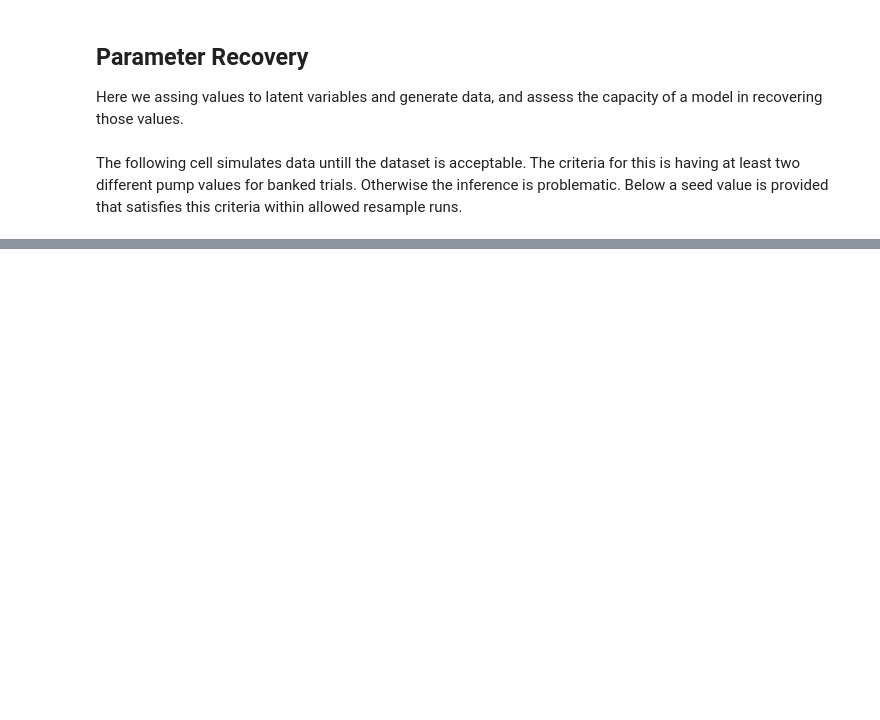
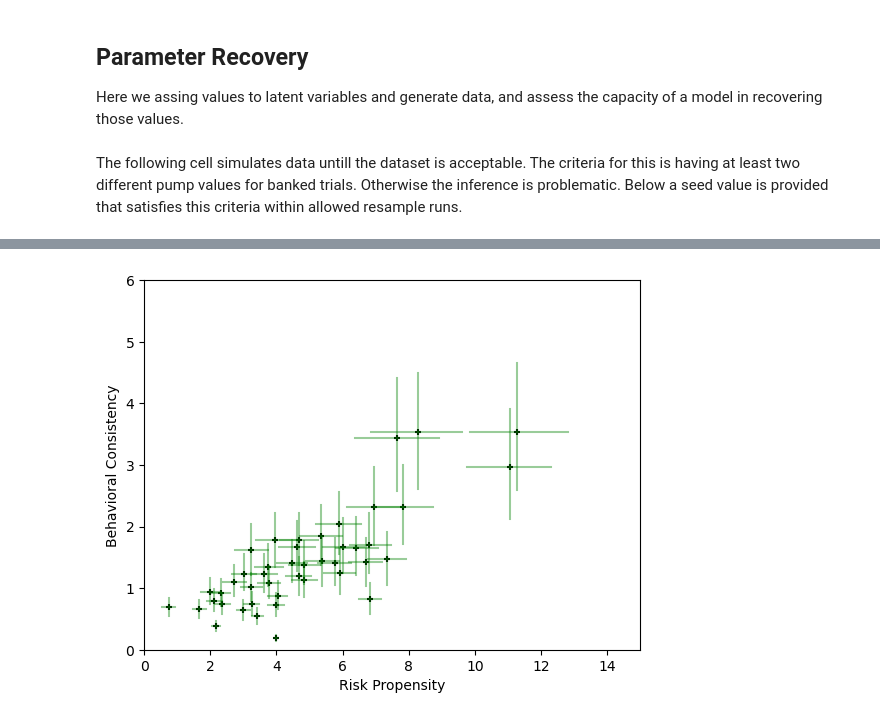
Before and after one commit to alazaydin/bart-censored, a Jupyter notebook: censoring.ipynb, the cells around one changed output, grey strips where cells are left out. Cells and saved outputs as stored; diff of their text form; code cells hidden in the pictures; blank space fills up the shorter version.

```diff
--- a/censoring.ipynb
+++ b/censoring.ipynb
@@ -448,0 +673,16 @@ az.summary(recover_idata["B"])
+# %%
+with pm.Model() as m_guan_all:
+    rho = pm.TruncatedNormal('rho', 7, 5, shape=44, lower=0)
+    beta = pm.TruncatedNormal('beta', 3, 2, shape=44, lower=0)
+
+    intended = pm.Normal.dist(mu=rho[df_guan["pid"]], sigma=beta[df_guan["pid"]])
+
+    pump = pm.Censored(
+        "pump",
+        intended,
+        lower=None,
+        upper=df_guan[" burst"],
+        observed=df_guan[" y"],
+    )
+
+    idata_guan_all = pm.sample()
@@ -448,0 +696,3 @@ az.summary(recover_idata["B"])
+# %%
+m_summary = az.summary(idata_guan_all, var_names=["rho", "beta"], hdi_prob=0.95)
+m_summary
@@ -448,0 +713,27 @@ az.summary(recover_idata["B"])
+# %%
+fig, ax = plt.subplots()
+n_subj = 44
+a_mean = m_summary["mean"].values[0:n_subj]
+b_mean = m_summary["mean"].values[n_subj:]
+lowa = m_summary["hdi_2.5%"].values[0:n_subj]
+lowb = m_summary["hdi_2.5%"].values[n_subj:]
+higha = m_summary["hdi_97.5%"].values[0:n_subj]
+highb = m_summary["hdi_97.5%"].values[n_subj:]
+line_lst = []
+for n in range(n_subj):
+    line_lst.append((a_mean[n], a_mean[n]))
+    line_lst.append((lowb[n], highb[n]))
+    line_lst.append('g')
+    line_lst.append((lowa[n], higha[n]))
+    line_lst.append((b_mean[n], b_mean[n]))
+    line_lst.append('g')
+plt.plot(*line_lst, alpha=0.4);
+plt.xlim([0, 15])
+plt.ylim([0, 6])
+plt.xlabel('Risk Propensity')
+plt.ylabel('Behavioral Consistency');
+
+for i in range(n_subj):
+    ax.scatter(a_mean[i], b_mean[i], marker="+", color="k", s=20)
+# %% [output]
+[figure, added]
```
Also changed, not shown: parts of 38 cells of this notebook, 1 other file.
